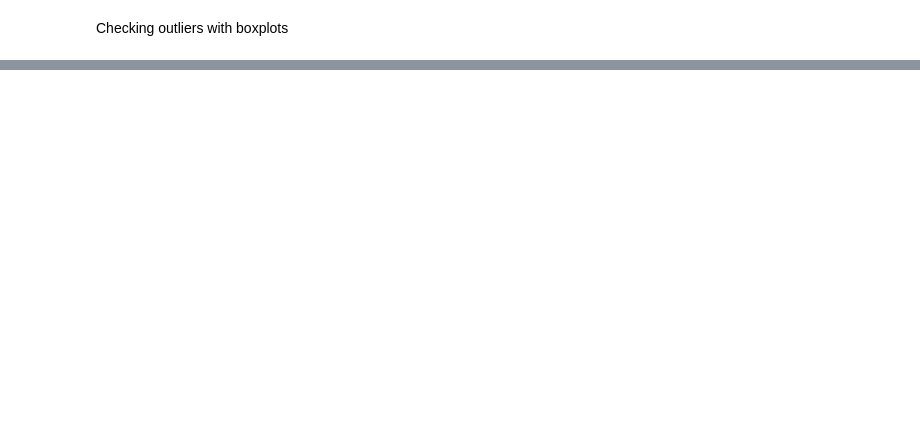
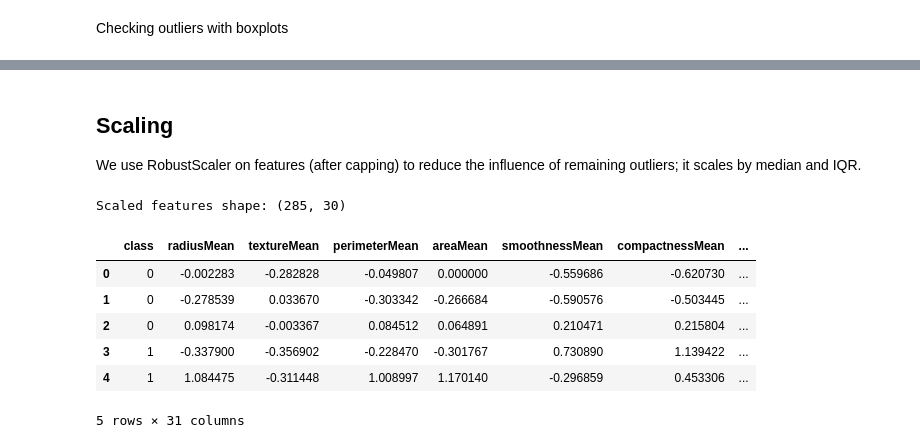
Before and after one commit to emmabachura/Machine-Learning, a Jupyter notebook: src/breast-cancer.ipynb, the cells around one changed output, grey strips where cells are left out. Saved outputs shown, nothing was run; the diff lists cells and outputs as text; code cells hidden in the pictures; blank space fills up the shorter version.

Commit message:
Scaling and Outlier Handling

```diff
--- a/src/breast-cancer.ipynb
+++ b/src/breast-cancer.ipynb
@@ -145,0 +150,25 @@ plt.show()
+# %%
+import numpy as np
+
+# Separate features and target
+feature_columns = [c for c in df.columns if c != 'class']
+
+df_winsorized = df.copy()
+capped_counts = {}
+
+for col in feature_columns:
+    q1 = df_winsorized[col].quantile(0.25)
+    q3 = df_winsorized[col].quantile(0.75)
+    iqr = q3 - q1
+    lower = q1 - 1.5 * iqr
+    upper = q3 + 1.5 * iqr
+    before = df_winsorized[col].values
+    after = np.clip(before, lower, upper)
+    capped_counts[col] = int(np.sum((before < lower) | (before > upper)))
+    df_winsorized[col] = after
+
+print("Total values capped:", int(sum(capped_counts.values())))
+# Show top 10 features with most capping
+print("Top capped features:")
+for k in sorted(capped_counts, key=capped_counts.get, reverse=True)[:10]:
+    print(f"  {k}: {capped_counts[k]}")
@@ -145,0 +203,22 @@ plt.show()
+# %% [markdown]
+## Scaling
+We use RobustScaler on features (after capping) to reduce the influence of remaining outliers; it scales by median and IQR.
+# %%
+from sklearn.preprocessing import RobustScaler
+
+robust_scaler = RobustScaler()
+
+df_scaled = df_winsorized.copy()
+df_scaled[feature_columns] = robust_scaler.fit_transform(df_winsorized[feature_columns])
+
+print("Scaled features shape:", df_scaled[feature_columns].shape)
+df_scaled.head()
+# %% [output]
+Scaled features shape: (285, 30)
+|  | class | radiusMean | textureMean | perimeterMean | areaMean | smoothnessMean | compactnessMean | ... |
+| 0 | 0 | -0.002283 | -0.282828 | -0.049807 | 0.000000 | -0.559686 | -0.620730 | ... |
+| 1 | 0 | -0.278539 | 0.033670 | -0.303342 | -0.266684 | -0.590576 | -0.503445 | ... |
+| 2 | 0 | 0.098174 | -0.003367 | 0.084512 | 0.064891 | 0.210471 | 0.215804 | ... |
+| 3 | 1 | -0.337900 | -0.356902 | -0.228470 | -0.301767 | 0.730890 | 1.139422 | ... |
+| 4 | 1 | 1.084475 | -0.311448 | 1.008997 | 1.170140 | -0.296859 | 0.453306 | ... |
+5 rows × 31 columns
```
Also changed, not shown: parts of 10 cells of this notebook.
